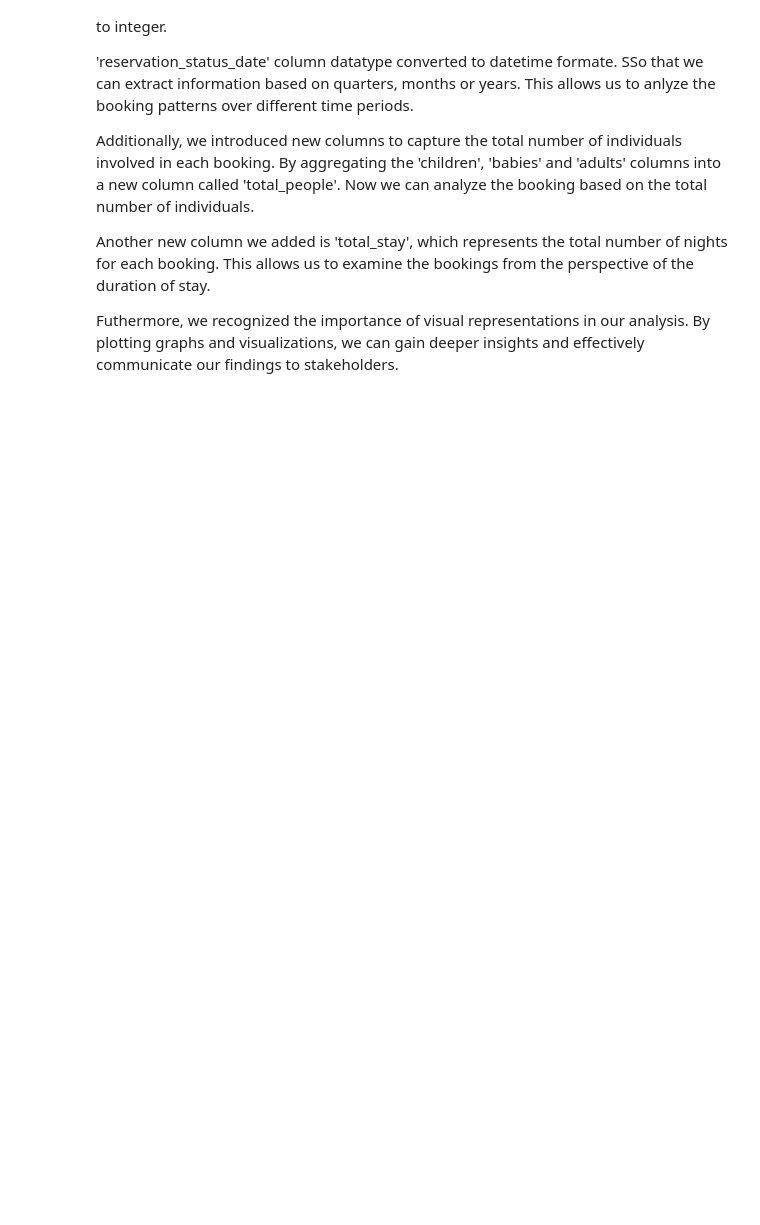
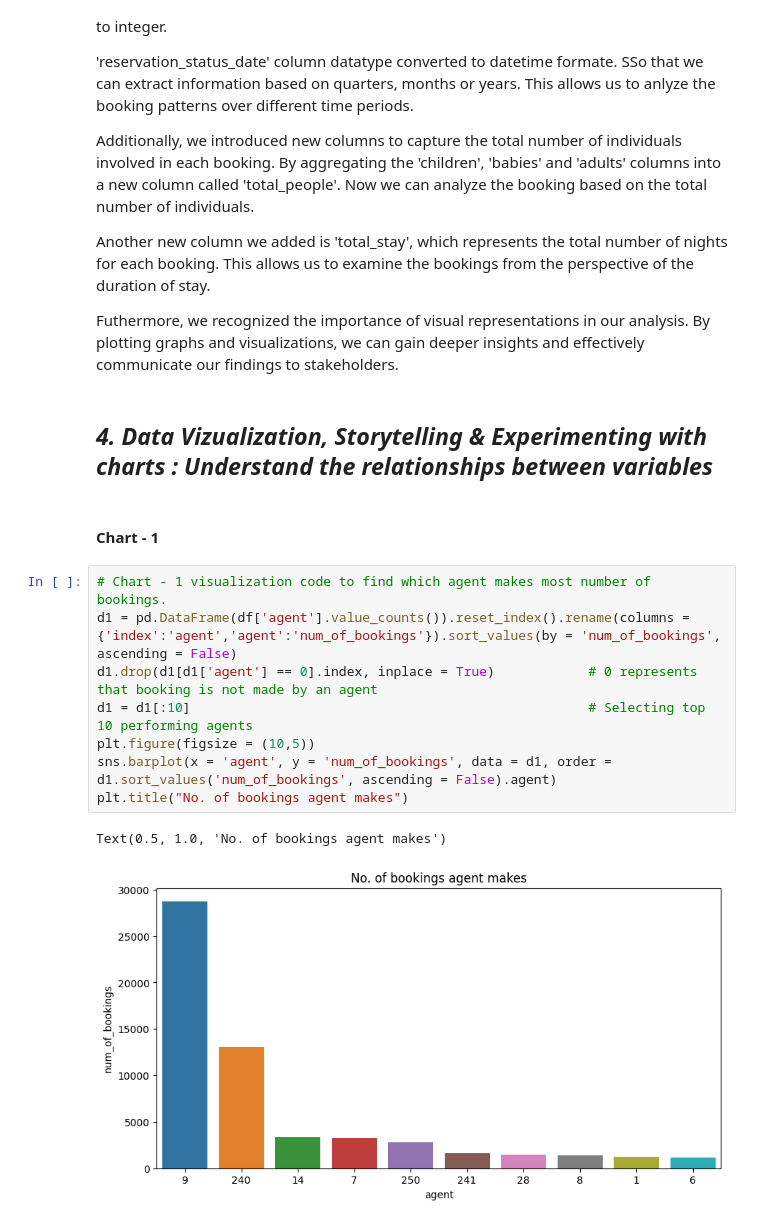
Before and after one commit to msantoshidevi/hotel_booking_project, a Jupyter notebook: Hotel_booking_analysis.ipynb, the cells around one changed output. Cells and saved outputs as stored; diff of their text form; blank space fills up the shorter version.

Commit message:
added section of data visualization

```diff
--- a/Hotel_booking_analysis.ipynb
+++ b/Hotel_booking_analysis.ipynb
@@ -868,3 +868,18 @@ Additionally, we introduced new columns to capture the total number of individua
 Another new column we added is 'total_stay', which represents the total number of nights for each booking. This allows us to examine the bookings from the perspective of the duration of stay.
 
 Futhermore, we recognized the importance of visual representations in our analysis. By plotting graphs and visualizations, we can gain deeper insights and effectively communicate our findings to stakeholders.
+# %% [markdown]
+## ***4. Data Vizualization, Storytelling & Experimenting with charts : Understand the relationships between variables***
+# %% [markdown]
+#### Chart - 1
+# %%
+# Chart - 1 visualization code to find which agent makes most number of bookings.
+d1 = pd.DataFrame(df['agent'].value_counts()).reset_index().rename(columns = {'index':'agent','agent':'num_of_bookings'}).sort_values(by = 'num_of_bookings', ascending = False)
+d1.drop(d1[d1['agent'] == 0].index, inplace = True)            # 0 represents that booking is not made by an agent
+d1 = d1[:10]                                                   # Selecting top 10 performing agents
+plt.figure(figsize = (10,5))
+sns.barplot(x = 'agent', y = 'num_of_bookings', data = d1, order = d1.sort_values('num_of_bookings', ascending = False).agent)
+plt.title("No. of bookings agent makes")
+# %% [output]
+Text(0.5, 1.0, 'No. of bookings agent makes')
+[figure, added]
```
Also changed, not shown: parts of 120 cells of this notebook.
